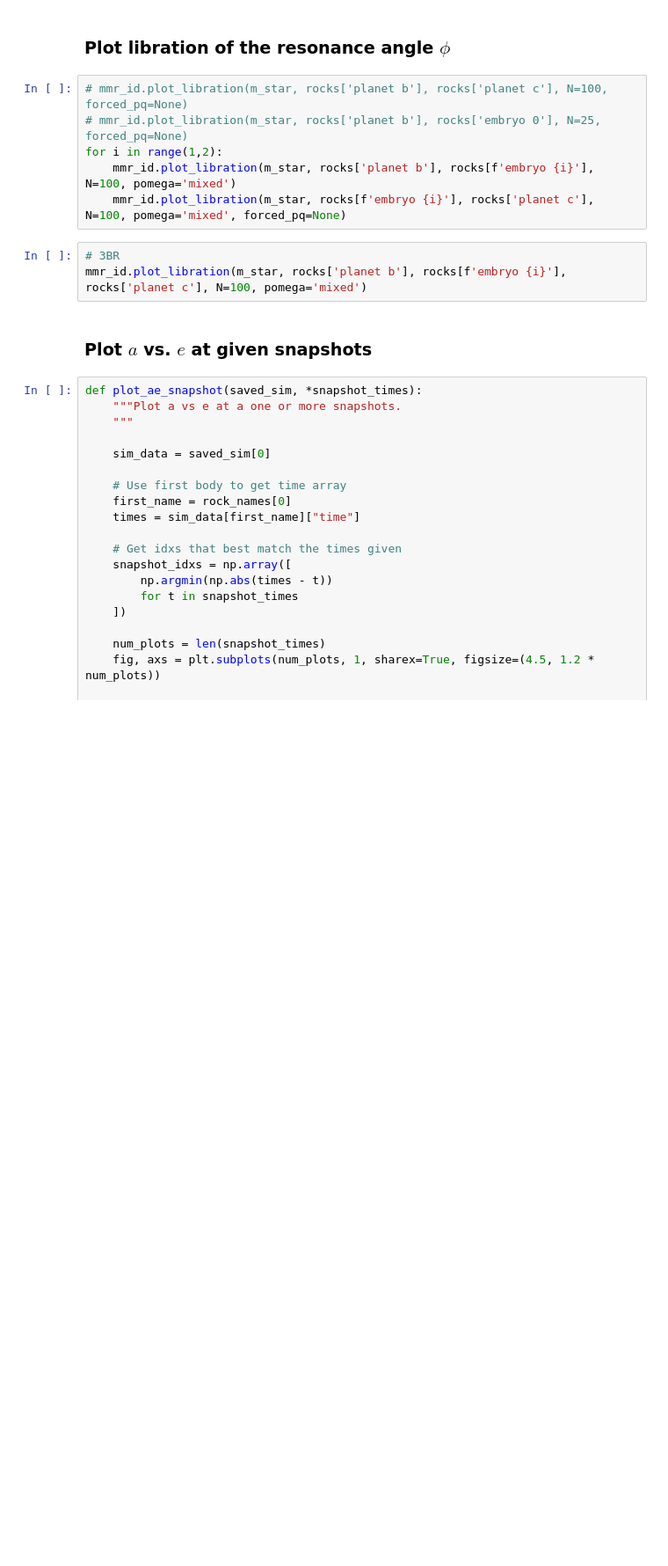
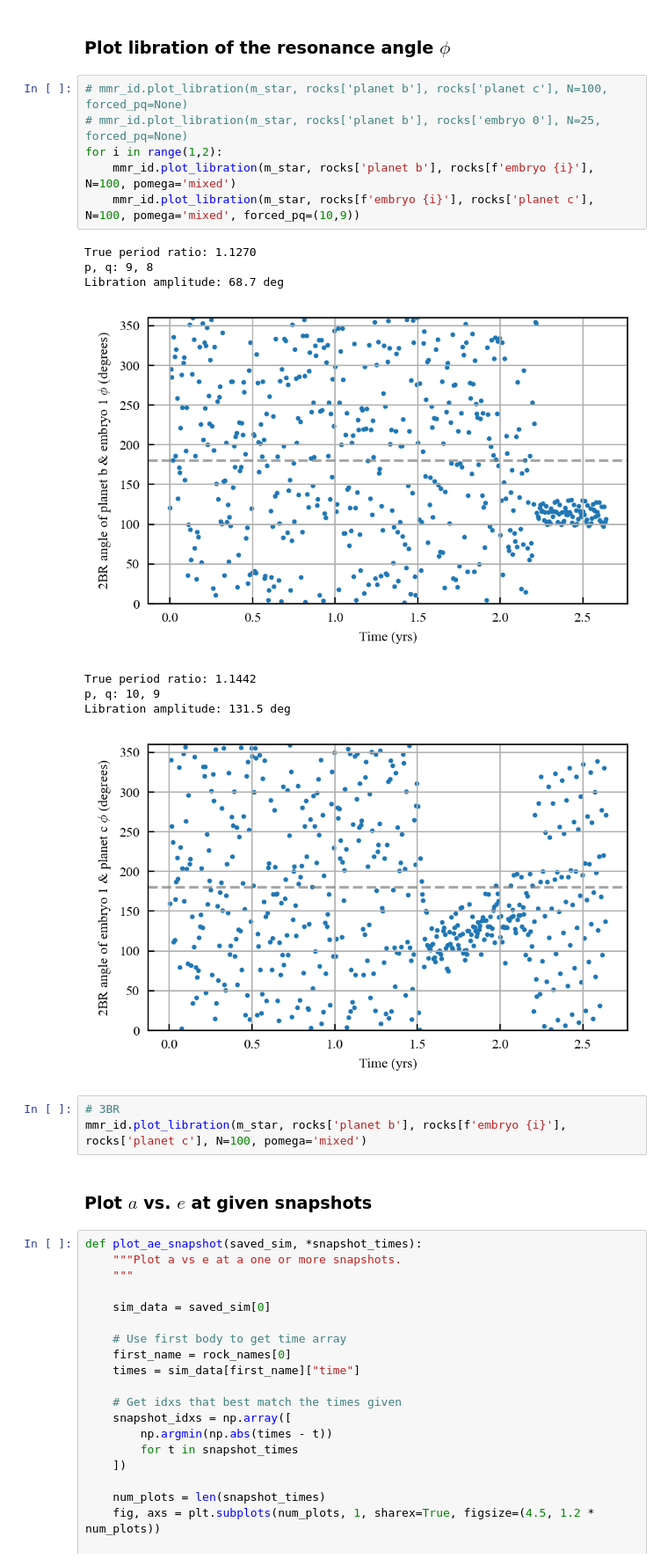
Before and after one commit to dchen10Git/uh-ifa-reu-2026, a Jupyter notebook: analyze_one_sim.ipynb, the cells around one changed output. Shown at 88% size. Saved outputs shown, nothing was run; the diff lists cells and outputs as text; blank space fills up the shorter version.

```diff
--- a/analyze_one_sim.ipynb
+++ b/analyze_one_sim.ipynb
@@ -395,9 +395,18 @@ num_pl: 2, num_em: 6, num_ptsml: 0
 # %%
 # mmr_id.plot_libration(m_star, rocks['planet b'], rocks['planet c'], N=100, forced_pq=None)
 # mmr_id.plot_libration(m_star, rocks['planet b'], rocks['embryo 0'], N=25, forced_pq=None)
 for i in range(1,2):
     mmr_id.plot_libration(m_star, rocks['planet b'], rocks[f'embryo {i}'], N=100, pomega='mixed')
-    mmr_id.plot_libration(m_star, rocks[f'embryo {i}'], rocks['planet c'], N=100, pomega='mixed', forced_pq=None)
+    mmr_id.plot_libration(m_star, rocks[f'embryo {i}'], rocks['planet c'], N=100, pomega='mixed', forced_pq=(10,9))
+# %% [output]
+True period ratio: 1.1270
+p, q: 9, 8
+Libration amplitude: 68.7 deg
+[figure, added]
+True period ratio: 1.1442
+p, q: 10, 9
+Libration amplitude: 131.5 deg
+[figure, added]
 # %%
 # 3BR
 mmr_id.plot_libration(m_star, rocks['planet b'], rocks[f'embryo {i}'], rocks['planet c'], N=100, pomega='mixed')
```
Also changed, not shown: parts of 1 cell of this notebook, 5 other files.
